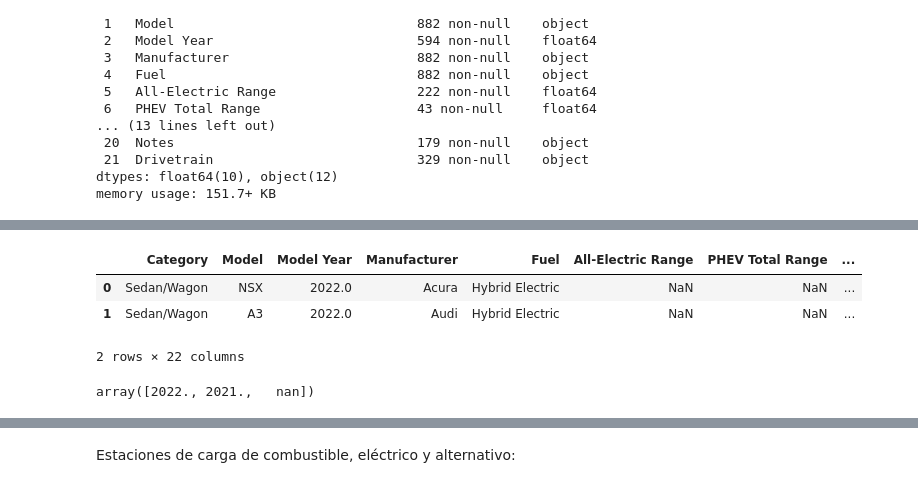
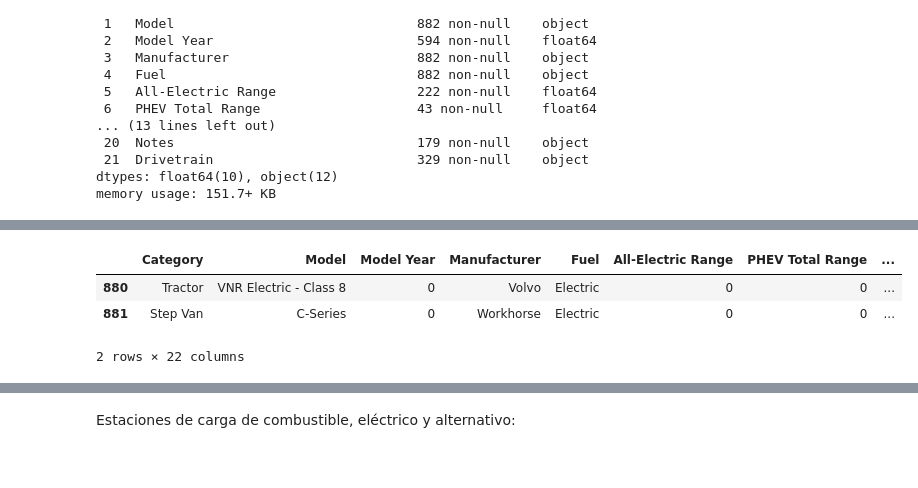
Before and after one commit to Eneachediaz/Proyecto-Taxis-y-Emisiones-de-Carbono, a Jupyter notebook: EDA/drive.ipynb, the cells around one changed output, grey strips where cells are left out. Cells and saved outputs as stored; diff of their text form; code cells hidden in the pictures.

```diff
--- a/EDA/drive.ipynb
+++ b/EDA/drive.ipynb
@@ -290,11 +339,20 @@ memory usage: 151.7+ KB
+# %%
+# Suponiendo que hay un DataFrame con columna "columna_float" que contiene valores flotantes, y se rellena con 0 a su vez
+df_alternative_fuel["Model Year"] = df_alternative_fuel["Model Year"].fillna(0).astype(int)
+# %%
+df_alternative_fuel["All-Electric Range"] = df_alternative_fuel["All-Electric Range"].fillna(0).astype(int)
+df_alternative_fuel["PHEV Total Range"] = df_alternative_fuel["PHEV Total Range"].fillna(0).astype(int)
+df_alternative_fuel["Alternative Fuel Economy City"] = df_alternative_fuel["Alternative Fuel Economy City"].fillna(0).astype(int)
+df_alternative_fuel["Alternative Fuel Economy Highway"] = df_alternative_fuel["Alternative Fuel Economy Highway"].fillna(0).astype(int)
+df_alternative_fuel["Alternative Fuel Economy Combined"] = df_alternative_fuel["Alternative Fuel Economy Combined"].fillna(0).astype(int)
+df_alternative_fuel["Conventional Fuel Economy City"] = df_alternative_fuel["Conventional Fuel Economy City"].fillna(0).astype(int)
+df_alternative_fuel["Conventional Fuel Economy Highway"] = df_alternative_fuel["Conventional Fuel Economy Highway"].fillna(0).astype(int)
+df_alternative_fuel["Conventional Fuel Economy Combined"] = df_alternative_fuel["Conventional Fuel Economy Combined"].fillna(0).astype(int)
+df_alternative_fuel["Engine Cylinder Count"] = df_alternative_fuel["Engine Cylinder Count"].fillna(0).astype(int)
 # %%
-df_alternative_fuel.head(2)  # Drivetrain es Tren motriz
+df_alternative_fuel.tail(2)  # Drivetrain es Tren motriz
 # %% [output]
 |  | Category | Model | Model Year | Manufacturer | Fuel | All-Electric Range | PHEV Total Range | ... |
-| 0 | Sedan/Wagon | NSX | 2022.0 | Acura | Hybrid Electric | NaN | NaN | ... |
-| 1 | Sedan/Wagon | A3 | 2022.0 | Audi | Hybrid Electric | NaN | NaN | ... |
+| 880 | Tractor | VNR Electric - Class 8 | 0 | Volvo | Electric | 0 | 0 | ... |
+| 881 | Step Van | C-Series | 0 | Workhorse | Electric | 0 | 0 | ... |
 2 rows × 22 columns
-# %%
-df_alternative_fuel["Model Year"].unique()
-# %% [output]
-array([2022., 2021.,   nan])
```
Also changed, not shown: parts of 26 cells of this notebook.
